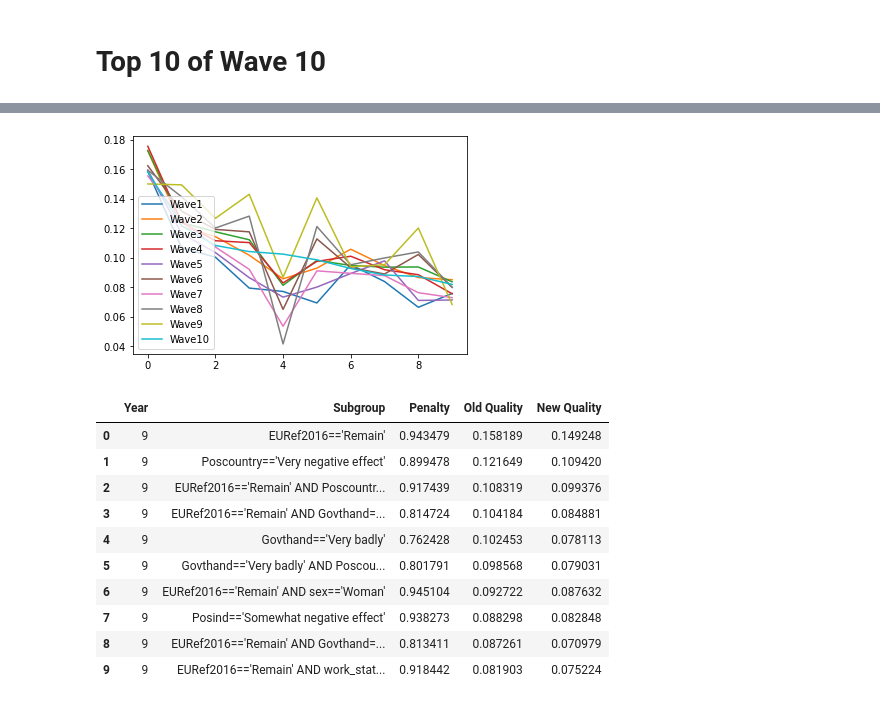
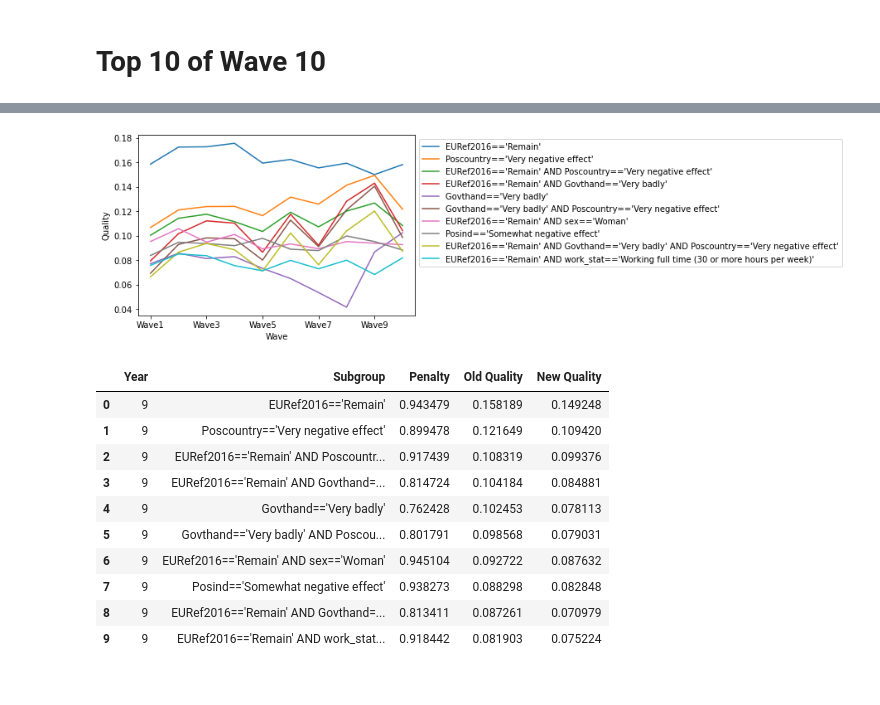
Before and after one commit to YanaOnushkina/2AMM20-Research-Topics-in-Data-Mining, a Jupyter notebook: Analysis for Experimental Section_for 10 depth with original.ipynb, the cells around one changed output, grey strips where cells are left out. Saved outputs shown, nothing was run; the diff lists cells and outputs as text; code cells hidden in the pictures.

```diff
--- a/Analysis for Experimental Section_for 10 depth with original.ipynb
+++ b/Analysis for Experimental Section_for 10 depth with original.ipynb
@@ -235,7 +256,18 @@ dataframTop10_noP_10
 | 7 | Posind=='Somewhat negative effect' | 0.083865 | 0.094693 | 0.093613 | 0.091879 | 0.097878 | 0.088984 | 0.087895 | 0.099836 | 0.095222 | 0.088298 |
 | 8 | EURef2016=='Remain' AND Govthand=... | 0.066403 | 0.086560 | 0.093723 | 0.088502 | 0.071049 | 0.102227 | 0.076306 | 0.103932 | 0.120165 | 0.087261 |
 | 9 | EURef2016=='Remain' AND work_stat... | 0.075803 | 0.085090 | 0.083677 | 0.075559 | 0.071369 | 0.079865 | 0.072946 | 0.080020 | 0.068307 | 0.081903 |
-# %%
-dataframTop10_noP_10.plot();
-# %% [output]
-[figure, removed]
+# %%
+dataframTop10_T_10 = dataframTop10_10.transpose()
+dataframTop10_T_10.columns = dataframTop10_T_10.iloc[0]
+dataframTop10_T_10 = dataframTop10_T_10.drop("Subgroup")
+dataframTop10_T_noP_10 = dataframTop10_noP_10.transpose()
+dataframTop10_T_noP_10.columns = dataframTop10_T_noP_10.iloc[0]
+dataframTop10_T_noP_10 = dataframTop10_T_noP_10.drop("Subgroup")
+# %%
+plot2 = dataframTop10_T_noP_10.plot().get_figure();
+plt.legend(bbox_to_anchor=(1,1), loc="upper left");
+plt.xlabel('Wave')
+plt.ylabel('Quality')
+plot2;
+# %% [output]
+[figure, added]
```
Also changed, not shown: parts of 20 cells of this notebook, 23 other files.
